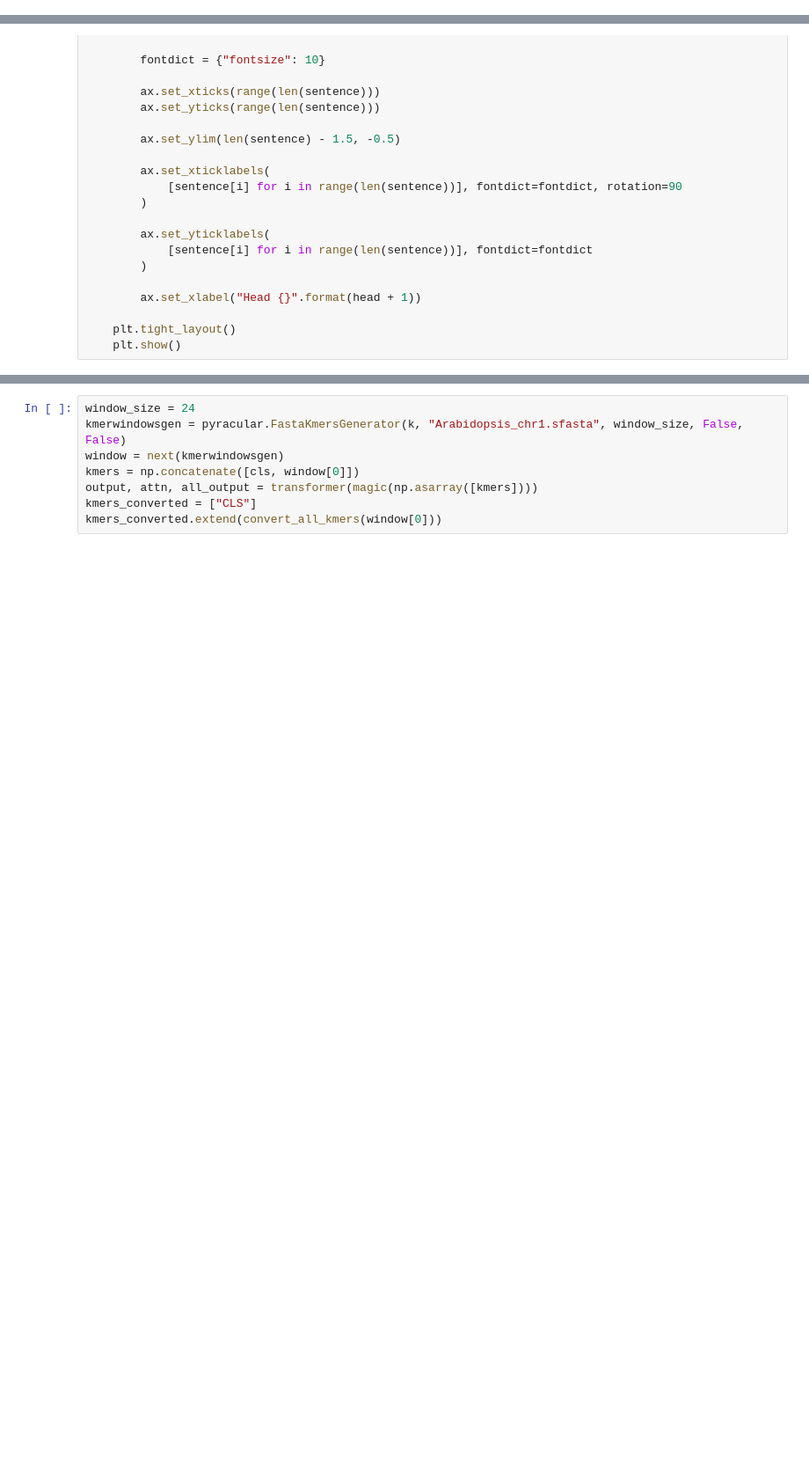
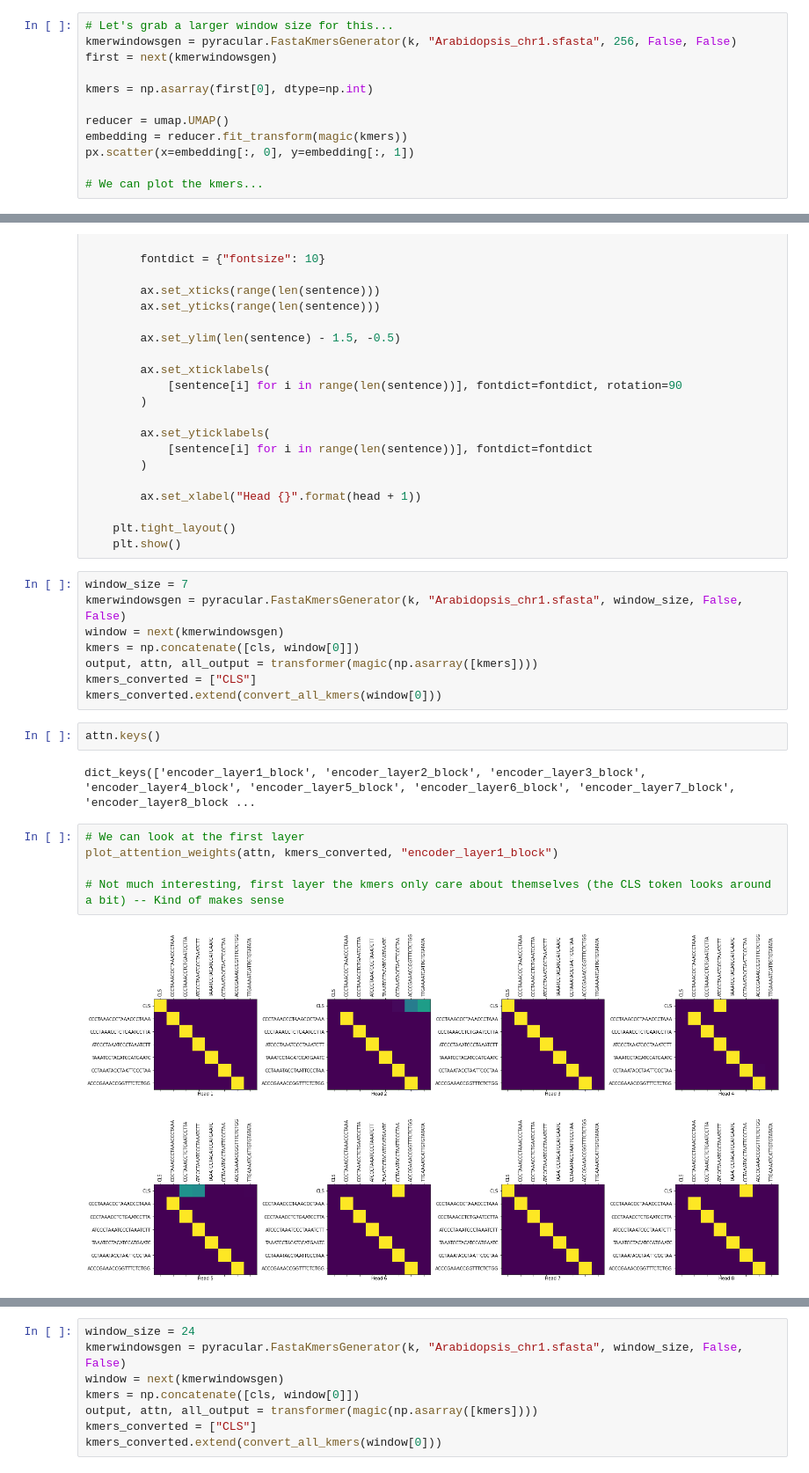
Before and after one commit to jguhlin/beaker, a Jupyter notebook: BioBeaker_Initial_Notebook_Playground.ipynb, the cells around one changed output, grey strips where cells are left out. Shown at 88% size. Cells and saved outputs as stored; diff of their text form; blank space fills up the shorter version.

```diff
--- a/BioBeaker_Initial_Notebook_Playground.ipynb
+++ b/BioBeaker_Initial_Notebook_Playground.ipynb
@@ -130,0 +182,12 @@ cls = np.asarray([[1] * 105])
+# %%
+# Let's grab a larger window size for this...
+kmerwindowsgen = pyracular.FastaKmersGenerator(k, "Arabidopsis_chr1.sfasta", 256, False, False)
+first = next(kmerwindowsgen)
+
+kmers = np.asarray(first[0], dtype=np.int)
+
+reducer = umap.UMAP()
+embedding = reducer.fit_transform(magic(kmers))
+px.scatter(x=embedding[:, 0], y=embedding[:, 1])
+
+# We can plot the kmers...
@@ -412,3 +478,22 @@ def plot_attention_weights(attention, sentence, layer):
 
     plt.tight_layout()
     plt.show()
+# %%
+window_size = 7
+kmerwindowsgen = pyracular.FastaKmersGenerator(k, "Arabidopsis_chr1.sfasta", window_size, False, False)
+window = next(kmerwindowsgen)
+kmers = np.concatenate([cls, window[0]])
+output, attn, all_output = transformer(magic(np.asarray([kmers])))
+kmers_converted = ["CLS"]
+kmers_converted.extend(convert_all_kmers(window[0]))
+# %%
+attn.keys()
+# %% [output]
+dict_keys(['encoder_layer1_block', 'encoder_layer2_block', 'encoder_layer3_block', 'encoder_layer4_block', 'encoder_layer5_block', 'encoder_layer6_block', 'encoder_layer7_block', 'encoder_layer8_block ...
+# %%
+# We can look at the first layer
+plot_attention_weights(attn, kmers_converted, "encoder_layer1_block")
+
+# Not much interesting, first layer the kmers only care about themselves (the CLS token looks around a bit) -- Kind of makes sense
+# %% [output]
+[figure, added]
```
Also changed, not shown: parts of 24 cells of this notebook.
